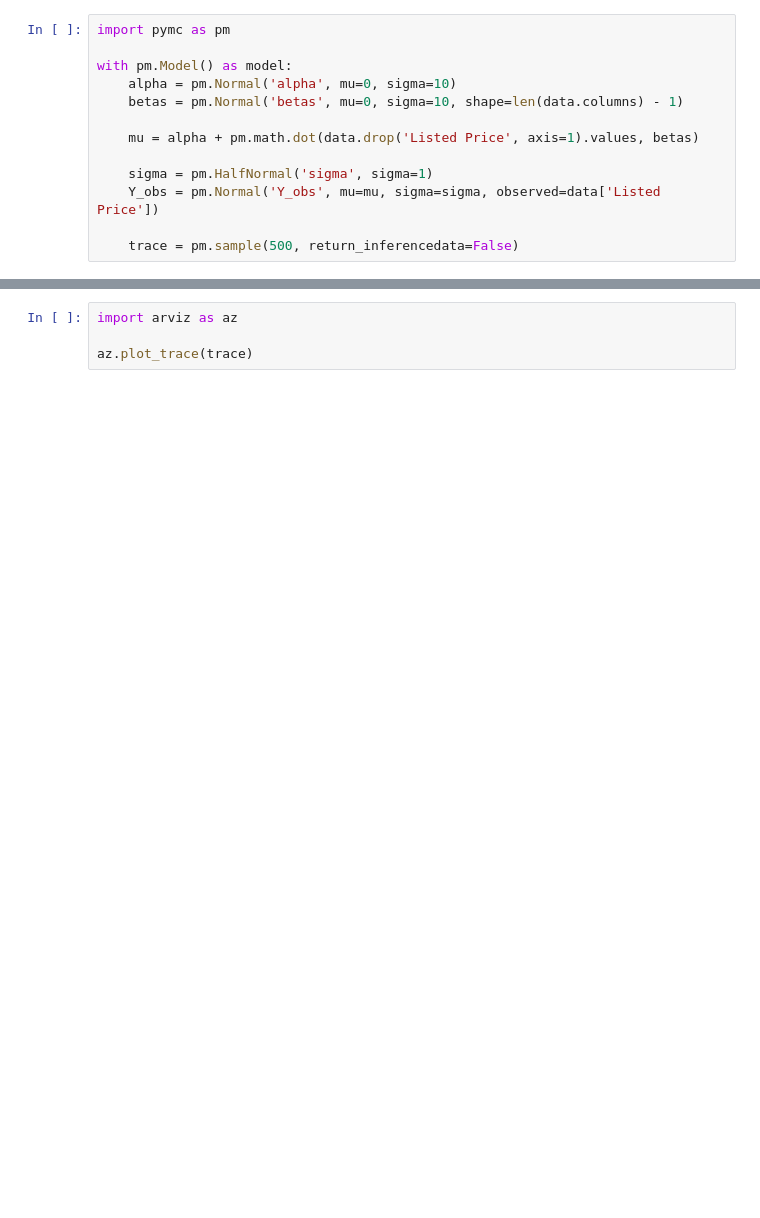
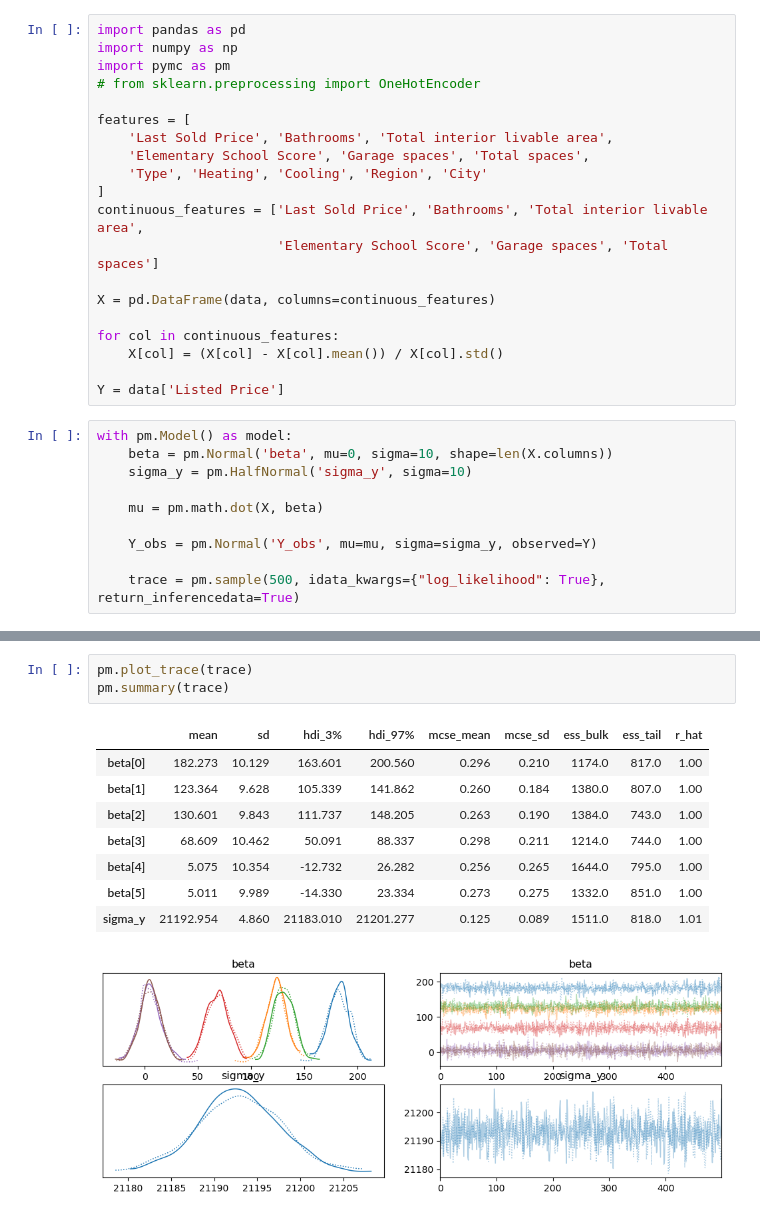
Before and after one commit to majid-daliri/FDS-Project, a Jupyter notebook: main.ipynb, the cells around one changed output, grey strips where cells are left out. Cells and saved outputs as stored; diff of their text form; blank space fills up the shorter version.

```diff
--- a/main.ipynb
+++ b/main.ipynb
@@ -24,13 +125,30 @@ data[numerical_columns] = scaler.fit_transform(data[numerical_columns])
+# %%
+import pandas as pd
+import numpy as np
+import pymc as pm
+# from sklearn.preprocessing import OneHotEncoder
+
+features = [
+    'Last Sold Price', 'Bathrooms', 'Total interior livable area',
+    'Elementary School Score', 'Garage spaces', 'Total spaces',
+    'Type', 'Heating', 'Cooling', 'Region', 'City'
+]
+continuous_features = ['Last Sold Price', 'Bathrooms', 'Total interior livable area',
+                       'Elementary School Score', 'Garage spaces', 'Total spaces']
+
+X = pd.DataFrame(data, columns=continuous_features)
+
+for col in continuous_features:
+    X[col] = (X[col] - X[col].mean()) / X[col].std()
+
+Y = data['Listed Price']
 # %%
-import pymc as pm
+with pm.Model() as model:
+    beta = pm.Normal('beta', mu=0, sigma=10, shape=len(X.columns))
+    sigma_y = pm.HalfNormal('sigma_y', sigma=10)
 
-with pm.Model() as model:
-    alpha = pm.Normal('alpha', mu=0, sigma=10)
-    betas = pm.Normal('betas', mu=0, sigma=10, shape=len(data.columns) - 1)
+    mu = pm.math.dot(X, beta)
 
-    mu = alpha + pm.math.dot(data.drop('Listed Price', axis=1).values, betas)
+    Y_obs = pm.Normal('Y_obs', mu=mu, sigma=sigma_y, observed=Y)
 
-    sigma = pm.HalfNormal('sigma', sigma=1)
-    Y_obs = pm.Normal('Y_obs', mu=mu, sigma=sigma, observed=data['Listed Price'])
-
-    trace = pm.sample(500, return_inferencedata=False)
+    trace = pm.sample(500, idata_kwargs={"log_likelihood": True}, return_inferencedata=True)
@@ -37,4 +164,13 @@ with pm.Model() as model:
-# %%
-import arviz as az
-
-az.plot_trace(trace)
+# %%
+pm.plot_trace(trace)
+pm.summary(trace)
+# %% [output]
+|  | mean | sd | hdi_3% | hdi_97% | mcse_mean | mcse_sd | ess_bulk | ess_tail | r_hat |
+| beta[0] | 182.273 | 10.129 | 163.601 | 200.560 | 0.296 | 0.210 | 1174.0 | 817.0 | 1.00 |
+| beta[1] | 123.364 | 9.628 | 105.339 | 141.862 | 0.260 | 0.184 | 1380.0 | 807.0 | 1.00 |
+| beta[2] | 130.601 | 9.843 | 111.737 | 148.205 | 0.263 | 0.190 | 1384.0 | 743.0 | 1.00 |
+| beta[3] | 68.609 | 10.462 | 50.091 | 88.337 | 0.298 | 0.211 | 1214.0 | 744.0 | 1.00 |
+| beta[4] | 5.075 | 10.354 | -12.732 | 26.282 | 0.256 | 0.265 | 1644.0 | 795.0 | 1.00 |
+| beta[5] | 5.011 | 9.989 | -14.330 | 23.334 | 0.273 | 0.275 | 1332.0 | 851.0 | 1.00 |
+| sigma_y | 21192.954 | 4.860 | 21183.010 | 21201.277 | 0.125 | 0.089 | 1511.0 | 818.0 | 1.01 |
+[figure, added]
```
Also changed, not shown: parts of 14 cells of this notebook.
